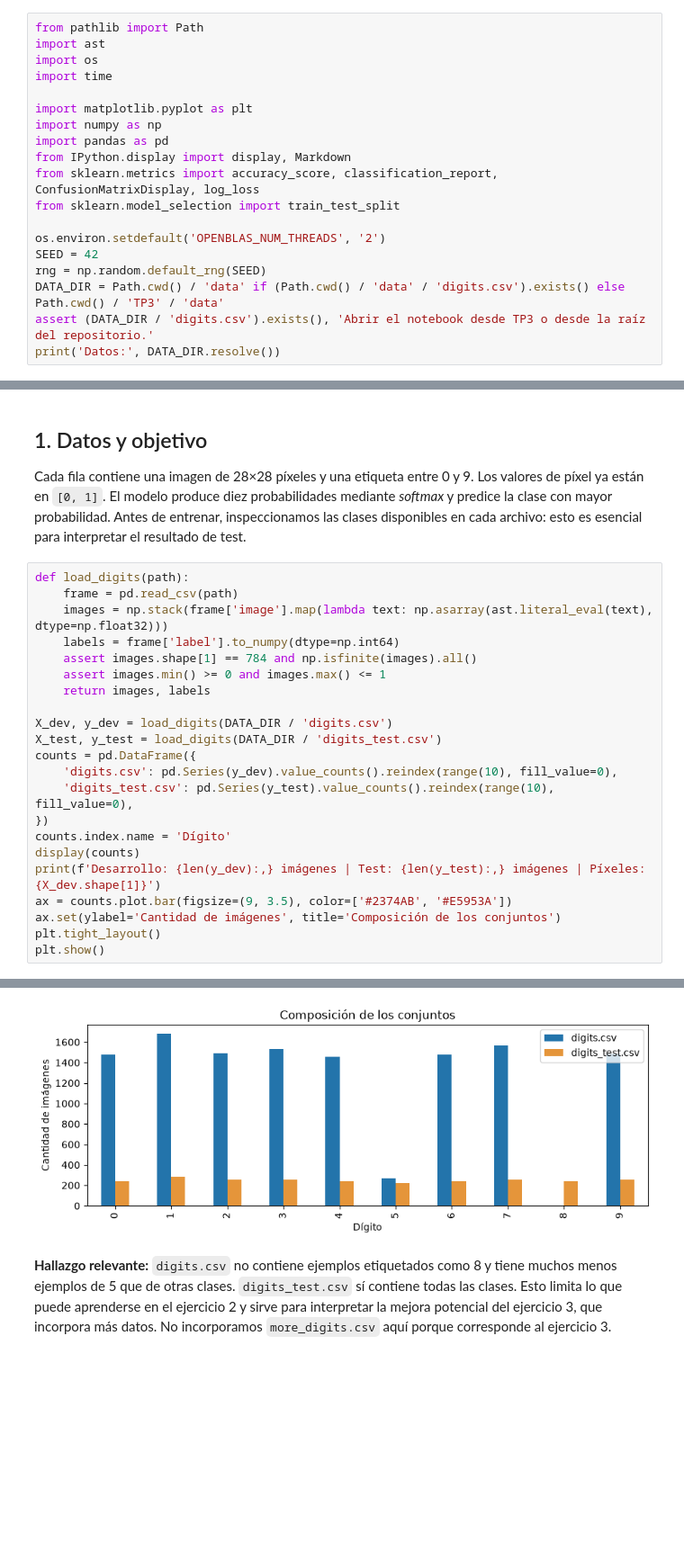
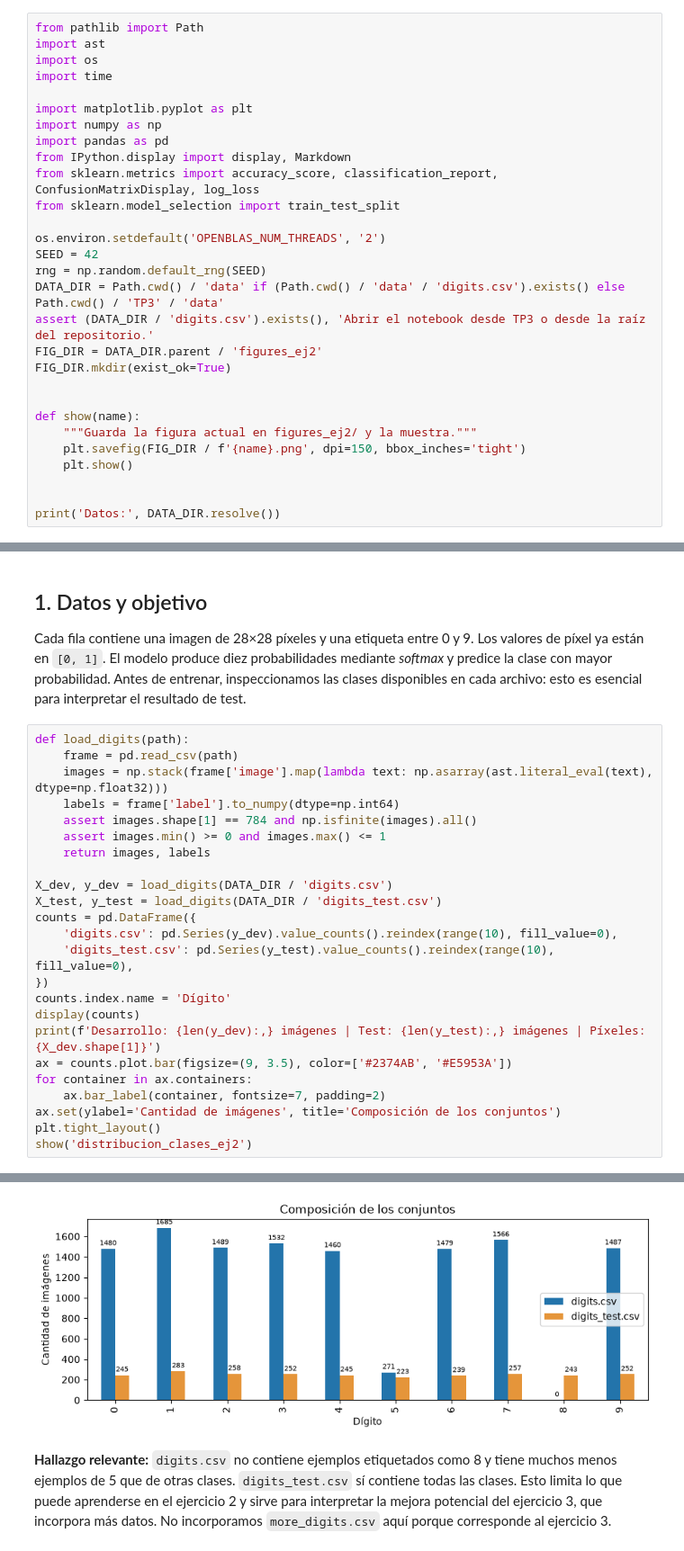
Before and after one commit to yakdudi12/DIAO2A, a Jupyter notebook: TP3/ejercicio2.ipynb, the cells around one changed output, grey strips where cells are left out. Shown at 90% size. Drawn from its saved outputs; the diff is of its cells as text; blank space fills up the shorter version.

```diff
--- a/TP3/ejercicio2.ipynb
+++ b/TP3/ejercicio2.ipynb
@@ -22,6 +22,16 @@ SEED = 42
 rng = np.random.default_rng(SEED)
 DATA_DIR = Path.cwd() / 'data' if (Path.cwd() / 'data' / 'digits.csv').exists() else Path.cwd() / 'TP3' / 'data'
 assert (DATA_DIR / 'digits.csv').exists(), 'Abrir el notebook desde TP3 o desde la raíz del repositorio.'
+FIG_DIR = DATA_DIR.parent / 'figures_ej2'
+FIG_DIR.mkdir(exist_ok=True)
+
+
+def show(name):
+    """Guarda la figura actual en figures_ej2/ y la muestra."""
+    plt.savefig(FIG_DIR / f'{name}.png', dpi=150, bbox_inches='tight')
+    plt.show()
+
+
 print('Datos:', DATA_DIR.resolve())
 # %% [output]
 Datos: C:\Users\maria\repos\DIAO2A\TP3\data
@@ -37,35 +47,37 @@ def load_digits(path):
     assert images.shape[1] == 784 and np.isfinite(images).all()
     assert images.min() >= 0 and images.max() <= 1
     return images, labels
 
 X_dev, y_dev = load_digits(DATA_DIR / 'digits.csv')
 X_test, y_test = load_digits(DATA_DIR / 'digits_test.csv')
 counts = pd.DataFrame({
     'digits.csv': pd.Series(y_dev).value_counts().reindex(range(10), fill_value=0),
     'digits_test.csv': pd.Series(y_test).value_counts().reindex(range(10), fill_value=0),
 })
 counts.index.name = 'Dígito'
 display(counts)
 print(f'Desarrollo: {len(y_dev):,} imágenes | Test: {len(y_test):,} imágenes | Píxeles: {X_dev.shape[1]}')
 ax = counts.plot.bar(figsize=(9, 3.5), color=['#2374AB', '#E5953A'])
+for container in ax.containers:
+    ax.bar_label(container, fontsize=7, padding=2)
 ax.set(ylabel='Cantidad de imágenes', title='Composición de los conjuntos')
 plt.tight_layout()
-plt.show()
+show('distribucion_clases_ej2')
 # %% [output]
 |  | digits.csv | digits_test.csv |
 | Dígito |  |  |
 | 0 | 1480 | 245 |
 | 1 | 1685 | 283 |
 | 2 | 1489 | 258 |
 | 3 | 1532 | 252 |
 | 4 | 1460 | 245 |
 | 5 | 271 | 223 |
 | 6 | 1479 | 239 |
 | 7 | 1566 | 257 |
 | 8 | 0 | 243 |
 | 9 | 1487 | 252 |
 Desarrollo: 12,449 imágenes | Test: 2,497 imágenes | Píxeles: 784
-[figure, old version]
+[figure, new version]
 # %% [markdown]
 **Hallazgo relevante:** `digits.csv` no contiene ejemplos etiquetados como 8 y tiene muchos menos ejemplos de 5 que de otras clases. `digits_test.csv` sí contiene todas las clases. Esto limita lo que puede aprenderse en el ejercicio 2 y sirve para interpretar la mejora potencial del ejercicio 3, que incorpora más datos. No incorporamos `more_digits.csv` aquí porque corresponde al ejercicio 3.
 # %%
```
Also changed, not shown: parts of 15 cells of this notebook.
